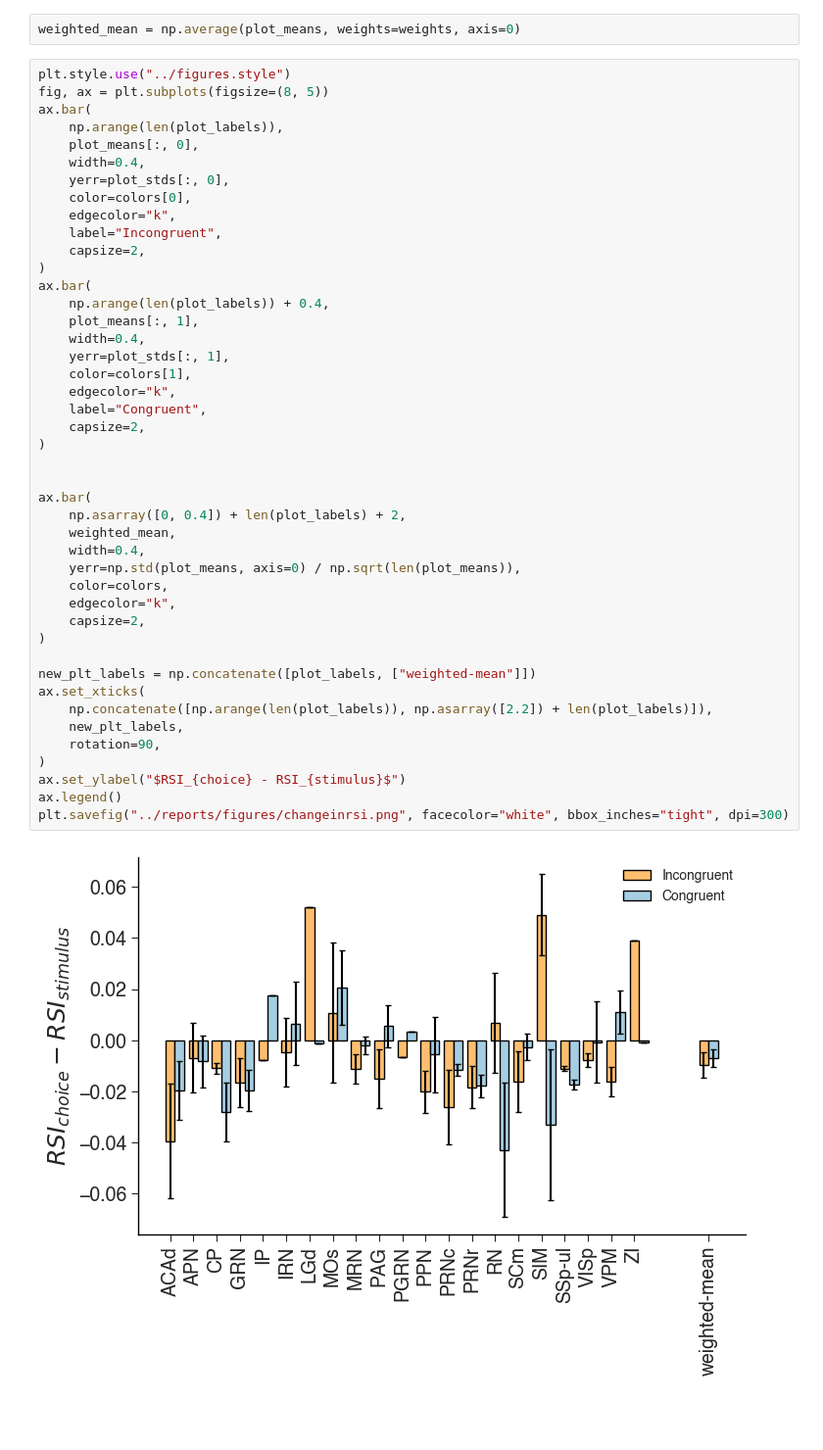
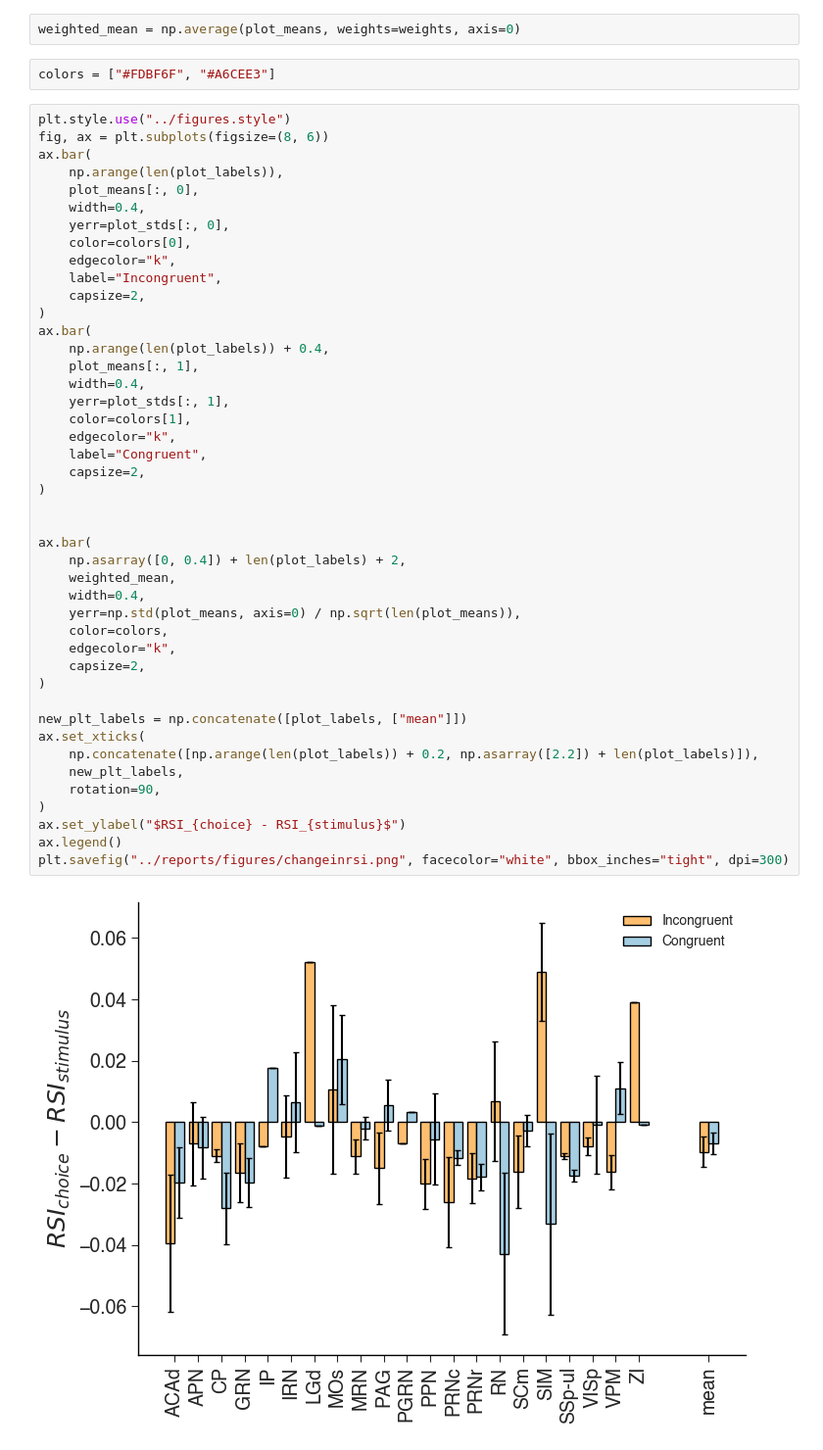
Before and after one commit to debottamKundu/ibl-partial-info-decomp, a Jupyter notebook: notebooks/rsi_different_epochs.ipynb, the cells around one changed output. Shown at 98% size. Cells and saved outputs as stored; diff of their text form; blank space fills up the shorter version.

```diff
--- a/notebooks/rsi_different_epochs.ipynb
+++ b/notebooks/rsi_different_epochs.ipynb
@@ -430,9 +430,11 @@ plot_means = np.asarray(plot_means)
 plot_stds = np.asarray(plot_stds)
 # %%
 weighted_mean = np.average(plot_means, weights=weights, axis=0)
+# %%
+colors = ["#FDBF6F", "#A6CEE3"]
 # %%
 plt.style.use("../figures.style")
-fig, ax = plt.subplots(figsize=(8, 5))
+fig, ax = plt.subplots(figsize=(8, 6))
 ax.bar(
     np.arange(len(plot_labels)),
     plot_means[:, 0],
@@ -446,33 +448,33 @@ ax.bar(
 ax.bar(
     np.arange(len(plot_labels)) + 0.4,
     plot_means[:, 1],
     width=0.4,
     yerr=plot_stds[:, 1],
     color=colors[1],
     edgecolor="k",
     label="Congruent",
     capsize=2,
 )
 
 
 ax.bar(
     np.asarray([0, 0.4]) + len(plot_labels) + 2,
     weighted_mean,
     width=0.4,
     yerr=np.std(plot_means, axis=0) / np.sqrt(len(plot_means)),
     color=colors,
     edgecolor="k",
     capsize=2,
 )
 
-new_plt_labels = np.concatenate([plot_labels, ["weighted-mean"]])
+new_plt_labels = np.concatenate([plot_labels, ["mean"]])
 ax.set_xticks(
-    np.concatenate([np.arange(len(plot_labels)), np.asarray([2.2]) + len(plot_labels)]),
+    np.concatenate([np.arange(len(plot_labels)) + 0.2, np.asarray([2.2]) + len(plot_labels)]),
     new_plt_labels,
     rotation=90,
 )
 ax.set_ylabel("$RSI_{choice} - RSI_{stimulus}$")
 ax.legend()
 plt.savefig("../reports/figures/changeinrsi.png", facecolor="white", bbox_inches="tight", dpi=300)
 # %% [output]
-[figure, old version]
+[figure, new version]
```
Also changed, not shown: parts of 17 cells of this notebook, 3 other files.
